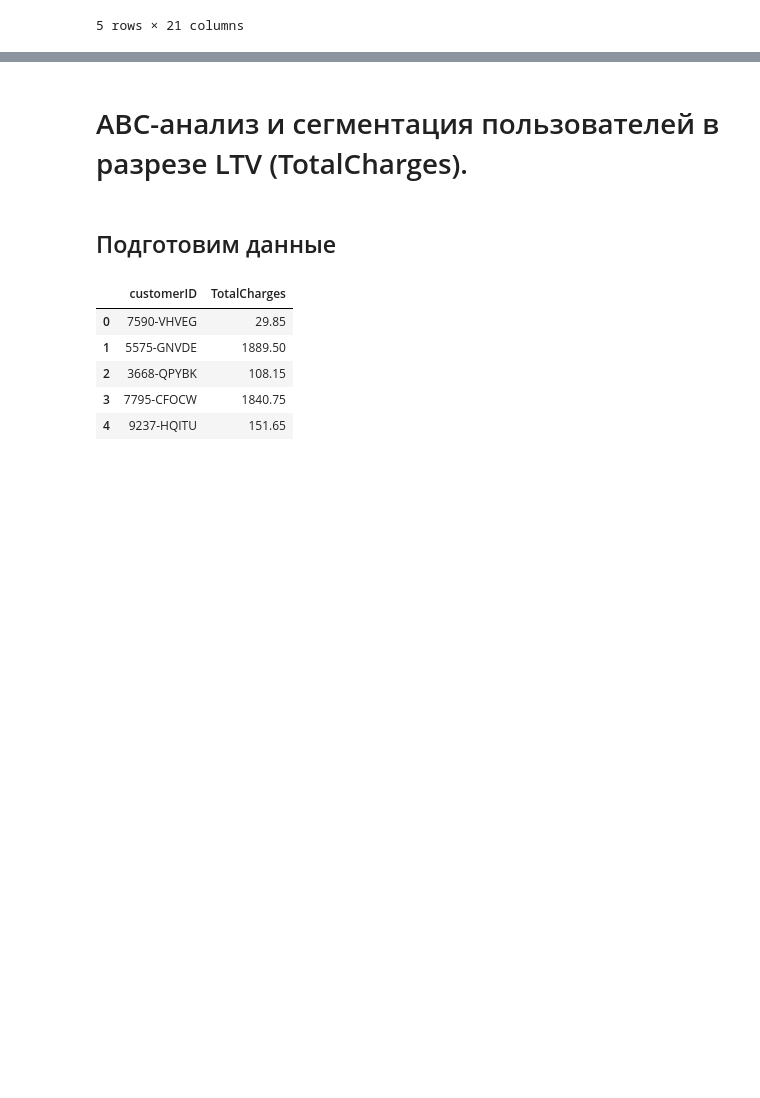
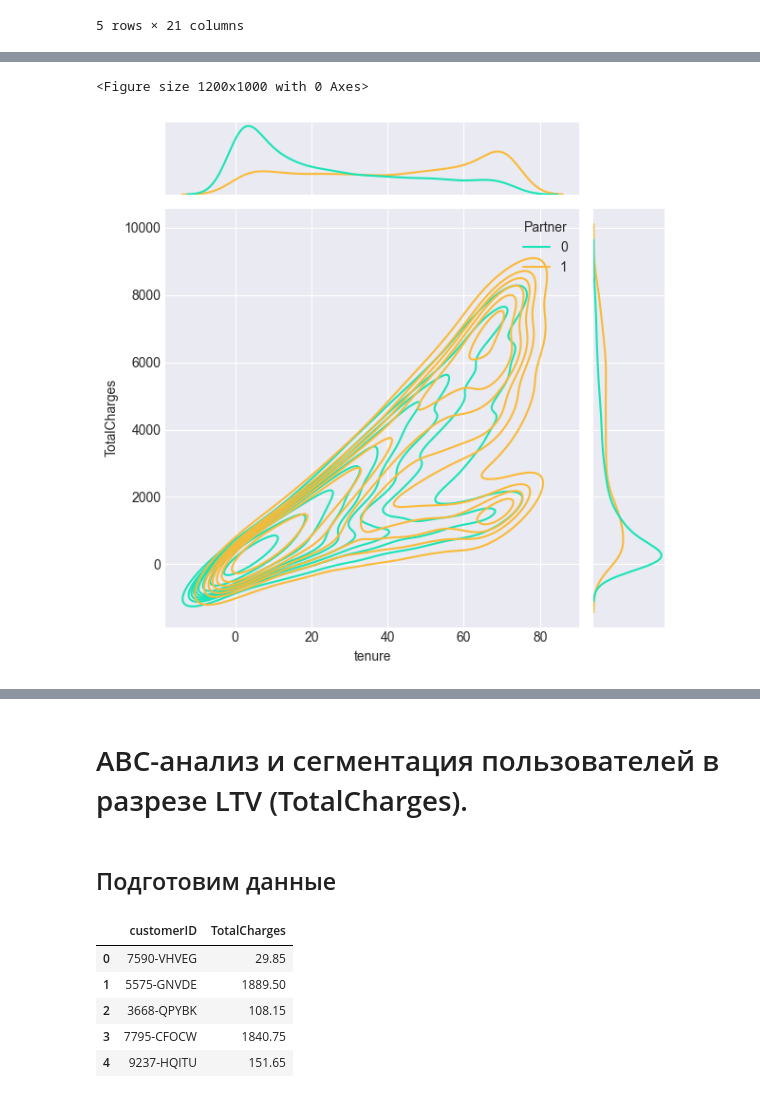
Before and after one commit to MargoUtropova/product_analitics_portfolio, a Jupyter notebook: telecom/notebooks/MobileData_Analysis.ipynb, the cells around one changed output, grey strips where cells are left out. Saved outputs shown, nothing was run; the diff lists cells and outputs as text; code cells hidden in the pictures; blank space fills up the shorter version.

```diff
--- a/telecom/notebooks/MobileData_Analysis.ipynb
+++ b/telecom/notebooks/MobileData_Analysis.ipynb
@@ -108,0 +105,9 @@ df = df.astype(types)
+# %%
+plt.figure(figsize=(12,10))
+sns.jointplot(data=df, x='tenure', y='TotalCharges', hue='Partner', kind='kde', palette='turbo', #xlim=(0,80), ylim=(0,130)
+              )
+
+plt.show();
+# %% [output]
+<Figure size 1200x1000 with 0 Axes>
+[figure, added]
```
Also changed, not shown: parts of 31 cells of this notebook, 5 other files.
